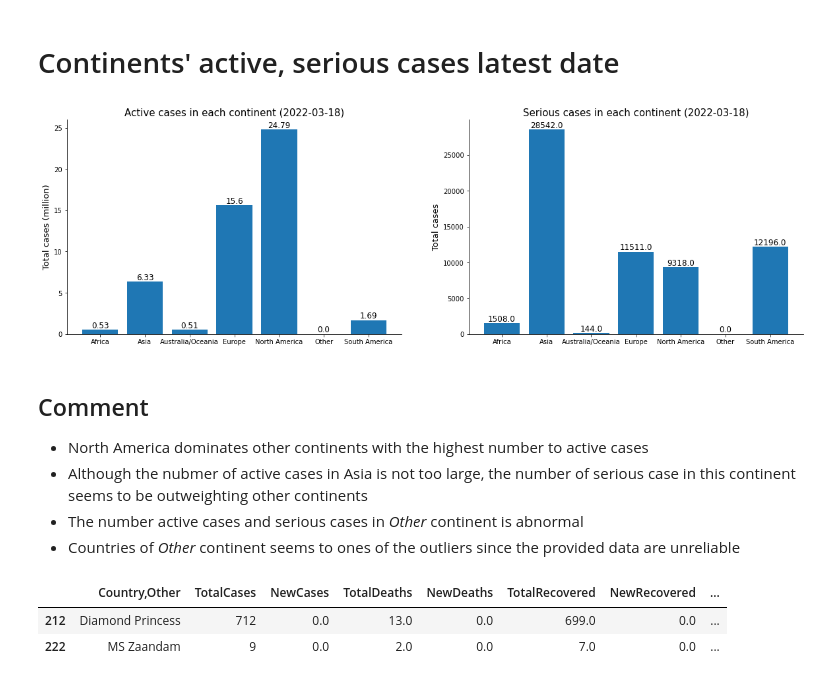
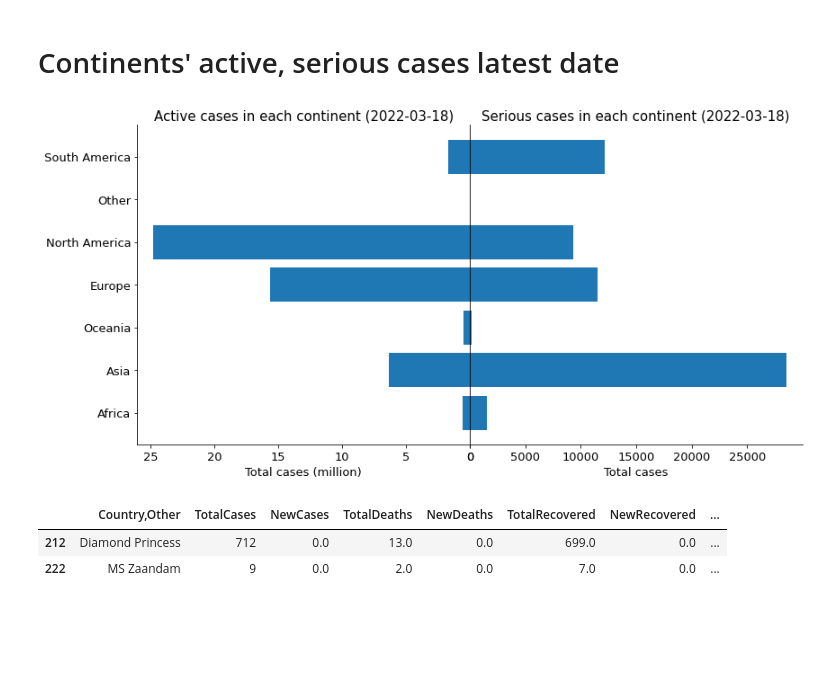
Before and after one commit to ndkhoa0704/Worldometers-explorer, a Jupyter notebook: Koa.ipynb, the cells around one changed output. Drawn from its saved outputs; the diff is of its cells as text; code cells hidden in the pictures; blank space fills up the shorter version.

```diff
--- a/Koa.ipynb
+++ b/Koa.ipynb
@@ -82,37 +60,38 @@ ax2.set_ylabel('Total cases',fontsize=13);
 # %% [markdown]
 # Continents' active, serious cases latest date
-# %%
-ActiveCasesContinent = dfs[dates[-1]][['Continent','ActiveCases']].groupby(by='Continent').agg(['sum'])
-SeriousCasesContinent = dfs[dates[-1]][['Continent','Serious,Critical']].groupby(by='Continent').agg(['sum'])
-
-fig, (ax1, ax2) = plt.subplots(1,2,figsize=(20,6))
-t = np.round(ActiveCasesContinent.values.reshape((1, -1))[0]/10**6,2)
-bars = ax1.bar(ActiveCasesContinent.index, t)
-ax1.spines[['right','top']].set_visible(False)
-ax1.ticklabel_format(axis='y', style='plain')
-ax1.set_title(f"Active cases in each continent ({dates[-1]})",fontsize=15)
-ax1.set_ylabel('Total cases (million)',fontsize=13)
-for i, rec in enumerate(bars):
-    h = rec.get_height()
-    ax1.text(rec.get_x() + rec.get_width()/2, h, t[i] ,color='black',fontsize=12, ha='center', va='bottom');
-
-t = SeriousCasesContinent.values.reshape((1, -1))[0]
-bars = ax2.bar(SeriousCasesContinent.index, t)
-ax2.spines[['right','top']].set_visible(False)
-ax2.ticklabel_format(axis='y', style='plain')
-ax2.set_title(f"Serious cases in each continent ({dates[-1]})",fontsize=15)
-ax2.set_ylabel('Total cases',fontsize=13)
-for i, rec in enumerate(bars):
-    h = rec.get_height()
-    ax2.text(rec.get_x() + rec.get_width()/2, h, t[i] ,color='black',fontsize=12, ha='center', va='bottom');
-# %% [output]
-[figure, removed]
-# %% [markdown]
-## Comment
-- North America dominates other continents with the highest number to active cases
-- Although the nubmer of active cases in Asia is not too large, the number of serious case in this continent seems to be outweighting other continents
-- The number active cases and serious cases in *Other* continent is abnormal
-- Countries of *Other* continent seems to ones of the outliers since the provided data are unreliable
+# %%
+ActiveCasesContinent = dfs[dates[-1]][['Continent','ActiveCases']].groupby(by='Continent').agg(['sum'])
+SeriousCasesContinent = dfs[dates[-1]][['Continent','Serious,Critical']].groupby(by='Continent').agg(['sum'])
+x_labels = ['Africa','Asia', 'Oceania', 'Europe', 'North America', 'Other', 'South America']
+
+fig, (ax1, ax2) = plt.subplots(1,2,figsize=(12,6))
+fig.tight_layout()
+
+t = np.round(ActiveCasesContinent.values.reshape((1, -1))[0]/10**6,2)
+bars = ax1.barh(x_labels, t)
+ax1.invert_xaxis()
+ax1.spines['top'].set_visible(False) # remove redundancies to improve focus
+ax1.ticklabel_format(axis='x', style='plain') # remove scientific notation for ticks label
+ax1.set_title(f"Active cases in each continent ({dates[-1]})",fontsize=15)
+ax1.tick_params(labelsize=13)
+ax1.set_xlabel('Total cases (million)',fontsize=13)
+
+t = SeriousCasesContinent.values.reshape((1, -1))[0]
+bars = ax2.barh(x_labels, t)
+ax2.spines[['right','top']].set_visible(False)  # remove redundancies to improve focus
+ax2.ticklabel_format(axis='x', style='plain') # remove scientific notation for ticks label
+ax2.set_title(f"Serious cases in each continent ({dates[-1]})",fontsize=15)
+ax2.set_xlabel('Total cases',fontsize=13)
+ax2.tick_params(labelsize=13)
+ax2.tick_params(axis='y',labelleft=False, left=False)
+
+fig.tight_layout()
+fig.subplots_adjust(wspace=0)
+
+# save figures
+fig.savefig("figures/Active-Serious-Cont")
+# %% [output]
+[figure, added]
 # %%
 df = dfs[dates[-1]]
 df[df['Continent']=='Other']
```
Also changed, not shown: parts of 8 cells of this notebook, 26 other files.
